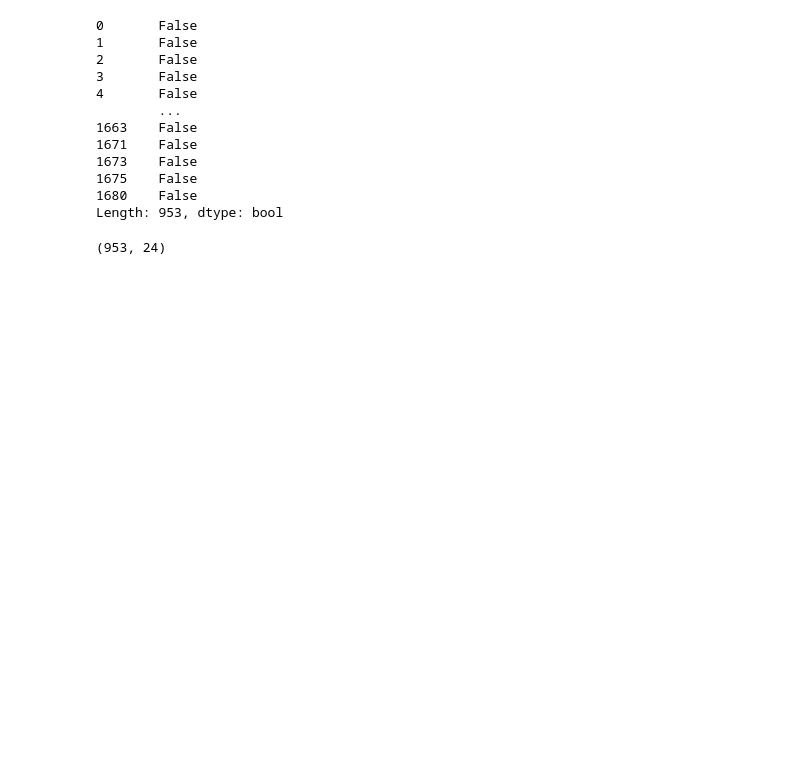
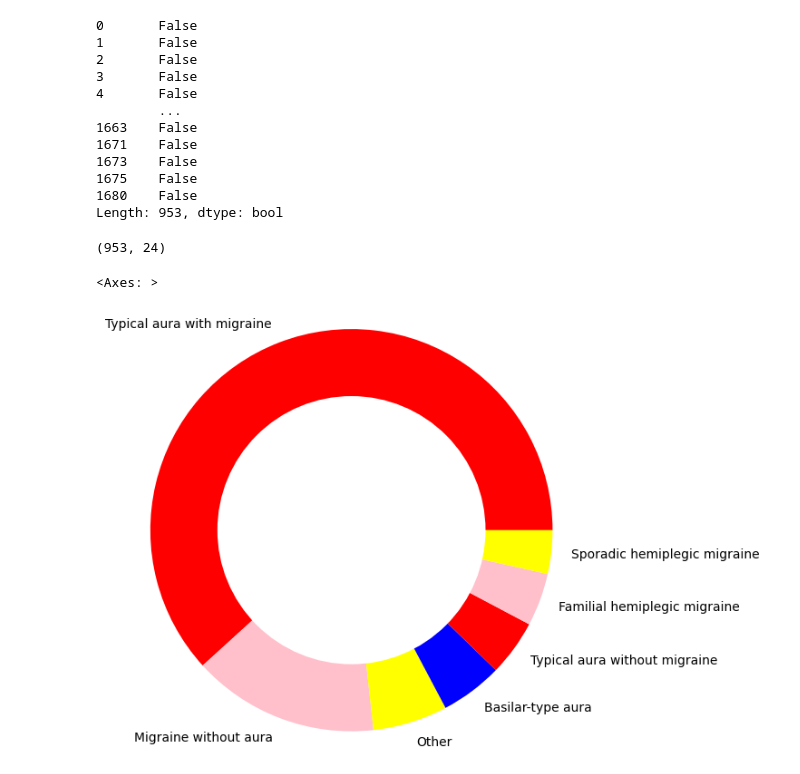
Before and after one commit to diya05arora/Computational-Analysis-of-Migraine-Symptoms-and-Severity, a Jupyter notebook: EDA.ipynb, the cells around one changed output. Cells and saved outputs as stored; diff of their text form; code cells hidden in the pictures; blank space fills up the shorter version.

```diff
--- a/EDA.ipynb
+++ b/EDA.ipynb
@@ -323,3 +323,15 @@ df.to_csv("migraine.csv", index=False)
 df.shape
 # %% [output]
 (953, 24)
+# %%
+df1 = pd.read_csv("data.csv")
+# %%
+x = df1["Type"].value_counts()
+y = ["Typical aura with migraine", "Migraine without aura", "Other", "Basilar-type aura", "Typical aura without migraine", "Familial hemiplegic migraine", "Sporadic hemiplegic migraine"]
+plt.pie(x, labels=y, radius=1.5, colors=["red", 'pink', "yellow", "blue"])
+circle = plt.Circle(xy=(0,0), radius=1, facecolor="white")
+plt.gca().add_artist(circle)
+plt.gca()
+# %% [output]
+<Axes: >
+[figure, added]
```
Also changed, not shown: 3 other files.
